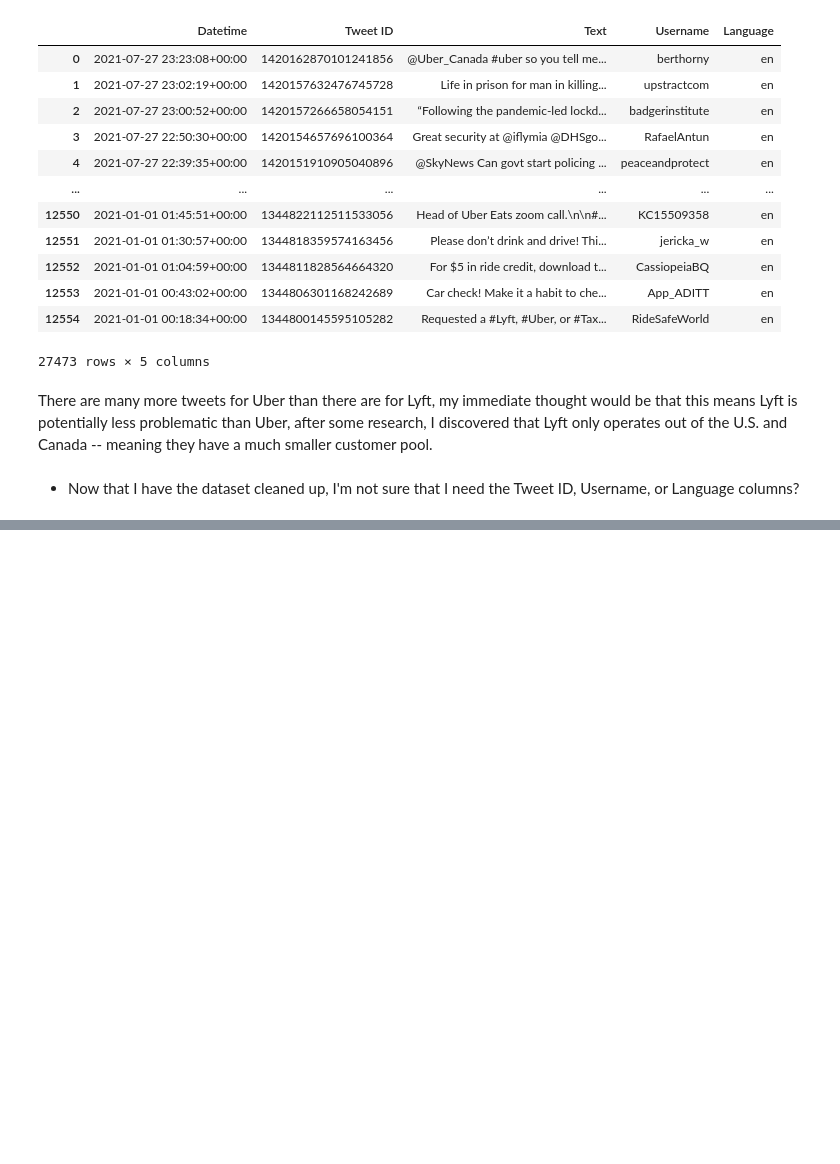
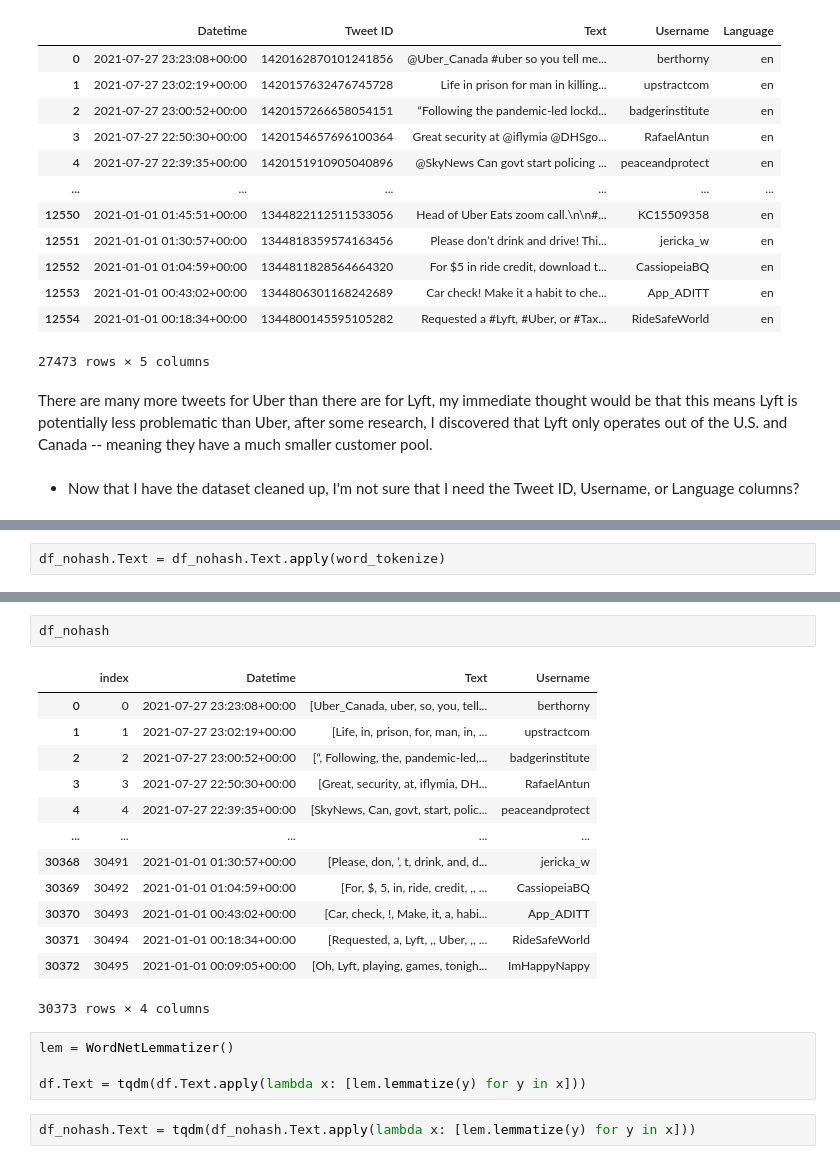
Before and after one commit to juliaechap/Cap3_Sentinment_Analysis_Project, a Jupyter notebook: Notebooks/Data Wrangling.ipynb, the cells around one changed output, grey strips where cells are left out. Saved outputs shown, nothing was run; the diff lists cells and outputs as text; blank space fills up the shorter version.

```diff
--- a/Notebooks/Data Wrangling.ipynb
+++ b/Notebooks/Data Wrangling.ipynb
@@ -445,0 +483,2 @@ df.to_csv('Cleaned_dataset_v1.csv')
+# %%
+df_nohash.Text = df_nohash.Text.apply(word_tokenize)
@@ -445,0 +501,22 @@ df.to_csv('Cleaned_dataset_v1.csv')
+# %%
+df_nohash
+# %% [output]
+|  | index | Datetime | Text | Username |
+| 0 | 0 | 2021-07-27 23:23:08+00:00 | [Uber_Canada, uber, so, you, tell... | berthorny |
+| 1 | 1 | 2021-07-27 23:02:19+00:00 | [Life, in, prison, for, man, in, ... | upstractcom |
+| 2 | 2 | 2021-07-27 23:00:52+00:00 | [“, Following, the, pandemic-led,... | badgerinstitute |
+| 3 | 3 | 2021-07-27 22:50:30+00:00 | [Great, security, at, iflymia, DH... | RafaelAntun |
+| 4 | 4 | 2021-07-27 22:39:35+00:00 | [SkyNews, Can, govt, start, polic... | peaceandprotect |
+| ... | ... | ... | ... | ... |
+| 30368 | 30491 | 2021-01-01 01:30:57+00:00 | [Please, don, ’, t, drink, and, d... | jericka_w |
+| 30369 | 30492 | 2021-01-01 01:04:59+00:00 | [For, $, 5, in, ride, credit, ,, ... | CassiopeiaBQ |
+| 30370 | 30493 | 2021-01-01 00:43:02+00:00 | [Car, check, !, Make, it, a, habi... | App_ADITT |
+| 30371 | 30494 | 2021-01-01 00:18:34+00:00 | [Requested, a, Lyft, ,, Uber, ,, ... | RideSafeWorld |
+| 30372 | 30495 | 2021-01-01 00:09:05+00:00 | [Oh, Lyft, playing, games, tonigh... | ImHappyNappy |
+30373 rows × 4 columns
+# %%
+lem = WordNetLemmatizer()
+
+df.Text = tqdm(df.Text.apply(lambda x: [lem.lemmatize(y) for y in x]))
+# %%
+df_nohash.Text = tqdm(df_nohash.Text.apply(lambda x: [lem.lemmatize(y) for y in x]))
```
Also changed, not shown: parts of 27 cells of this notebook, 2 other files.
